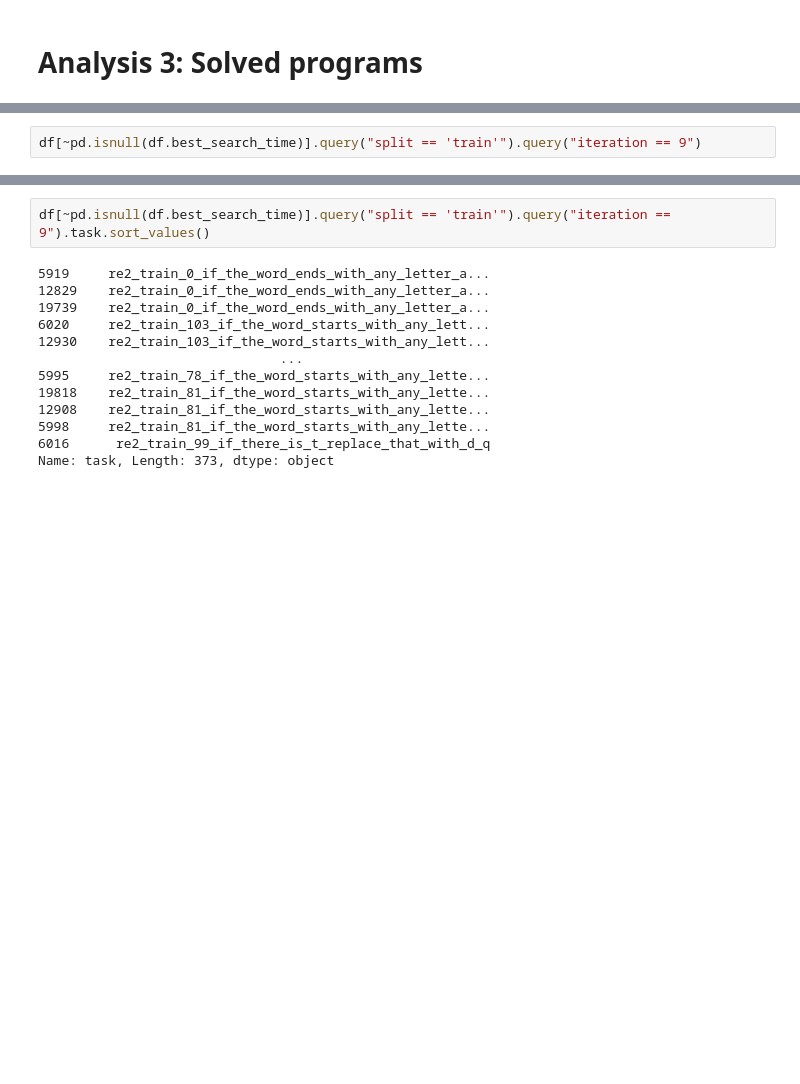
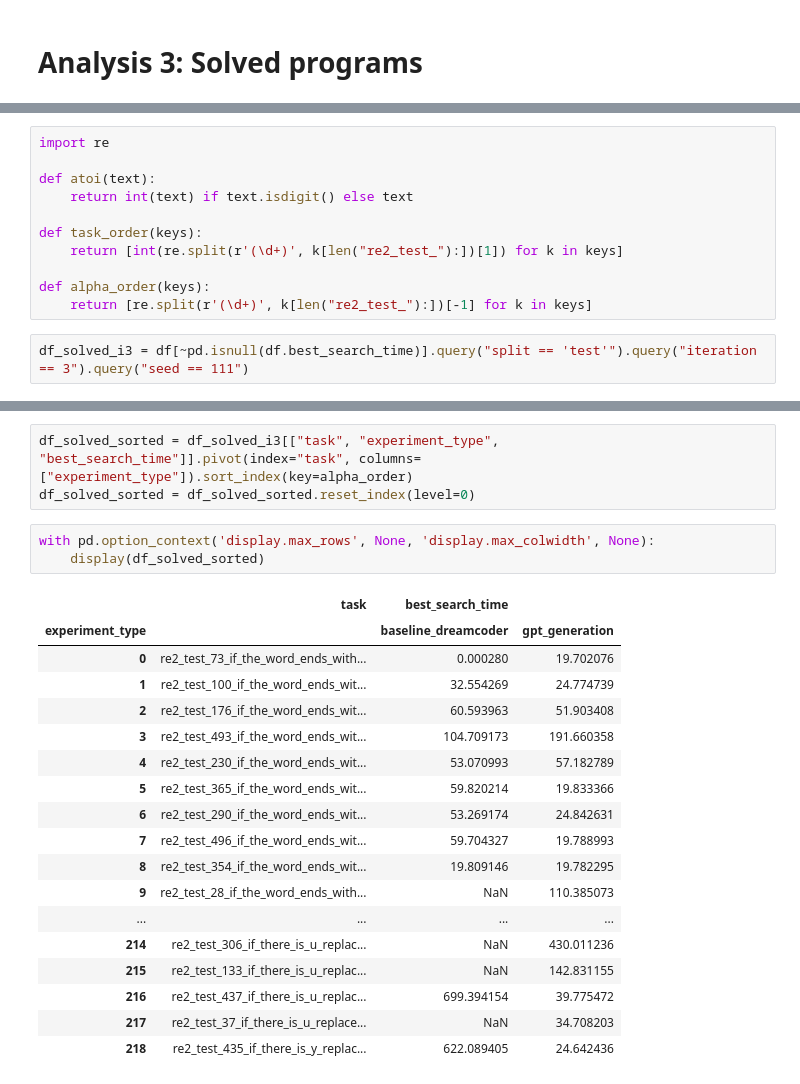
Before and after one commit to gabegrand/lilo, a Jupyter notebook: analysis/analyze_synthesis_experiment.ipynb, the cells around one changed output, grey strips where cells are left out. Drawn from its saved outputs; the diff is of its cells as text; blank space fills up the shorter version.

```diff
--- a/analysis/analyze_synthesis_experiment.ipynb
+++ b/analysis/analyze_synthesis_experiment.ipynb
@@ -234,2 +253,13 @@ df.to_csv(f"{DOMAIN}_search_results.csv")
+# %%
+import re
+
+def atoi(text):
+    return int(text) if text.isdigit() else text
+
+def task_order(keys):
+    return [int(re.split(r'(\d+)', k[len("re2_test_"):])[1]) for k in keys]
+
+def alpha_order(keys):
+    return [re.split(r'(\d+)', k[len("re2_test_"):])[-1] for k in keys]
 # %%
-df[~pd.isnull(df.best_search_time)].query("split == 'train'").query("iteration == 9")
+df_solved_i3 = df[~pd.isnull(df.best_search_time)].query("split == 'test'").query("iteration == 3").query("seed == 111")
@@ -250,15 +266,25 @@ df[~pd.isnull(df.best_search_time)].query("split == 'train'").query("iteration =
-# %%
-df[~pd.isnull(df.best_search_time)].query("split == 'train'").query("iteration == 9").task.sort_values()
-# %% [output]
-5919     re2_train_0_if_the_word_ends_with_any_letter_a...
-12829    re2_train_0_if_the_word_ends_with_any_letter_a...
-19739    re2_train_0_if_the_word_ends_with_any_letter_a...
-6020     re2_train_103_if_the_word_starts_with_any_lett...
-12930    re2_train_103_if_the_word_starts_with_any_lett...
-                               ...
-5995     re2_train_78_if_the_word_starts_with_any_lette...
-19818    re2_train_81_if_the_word_starts_with_any_lette...
-12908    re2_train_81_if_the_word_starts_with_any_lette...
-5998     re2_train_81_if_the_word_starts_with_any_lette...
-6016      re2_train_99_if_there_is_t_replace_that_with_d_q
-Name: task, Length: 373, dtype: object
+# %%
+df_solved_sorted = df_solved_i3[["task", "experiment_type", "best_search_time"]].pivot(index="task", columns=["experiment_type"]).sort_index(key=alpha_order)
+df_solved_sorted = df_solved_sorted.reset_index(level=0)
+# %%
+with pd.option_context('display.max_rows', None, 'display.max_colwidth', None):
+    display(df_solved_sorted)
+# %% [output]
+|  | task | best_search_time |  |
+| experiment_type |  | baseline_dreamcoder | gpt_generation |
+| 0 | re2_test_73_if_the_word_ends_with... | 0.000280 | 19.702076 |
+| 1 | re2_test_100_if_the_word_ends_wit... | 32.554269 | 24.774739 |
+| 2 | re2_test_176_if_the_word_ends_wit... | 60.593963 | 51.903408 |
+| 3 | re2_test_493_if_the_word_ends_wit... | 104.709173 | 191.660358 |
+| 4 | re2_test_230_if_the_word_ends_wit... | 53.070993 | 57.182789 |
+| 5 | re2_test_365_if_the_word_ends_wit... | 59.820214 | 19.833366 |
+| 6 | re2_test_290_if_the_word_ends_wit... | 53.269174 | 24.842631 |
+| 7 | re2_test_496_if_the_word_ends_wit... | 59.704327 | 19.788993 |
+| 8 | re2_test_354_if_the_word_ends_wit... | 19.809146 | 19.782295 |
+| 9 | re2_test_28_if_the_word_ends_with... | NaN | 110.385073 |
+| ... | ... | ... | ... |
+| 214 | re2_test_306_if_there_is_u_replac... | NaN | 430.011236 |
+| 215 | re2_test_133_if_there_is_u_replac... | NaN | 142.831155 |
+| 216 | re2_test_437_if_there_is_u_replac... | 699.394154 | 39.775472 |
+| 217 | re2_test_37_if_there_is_u_replace... | NaN | 34.708203 |
+| 218 | re2_test_435_if_there_is_y_replac... | 622.089405 | 24.642436 |
```
Also changed, not shown: parts of 8 cells of this notebook, 6 other files.
